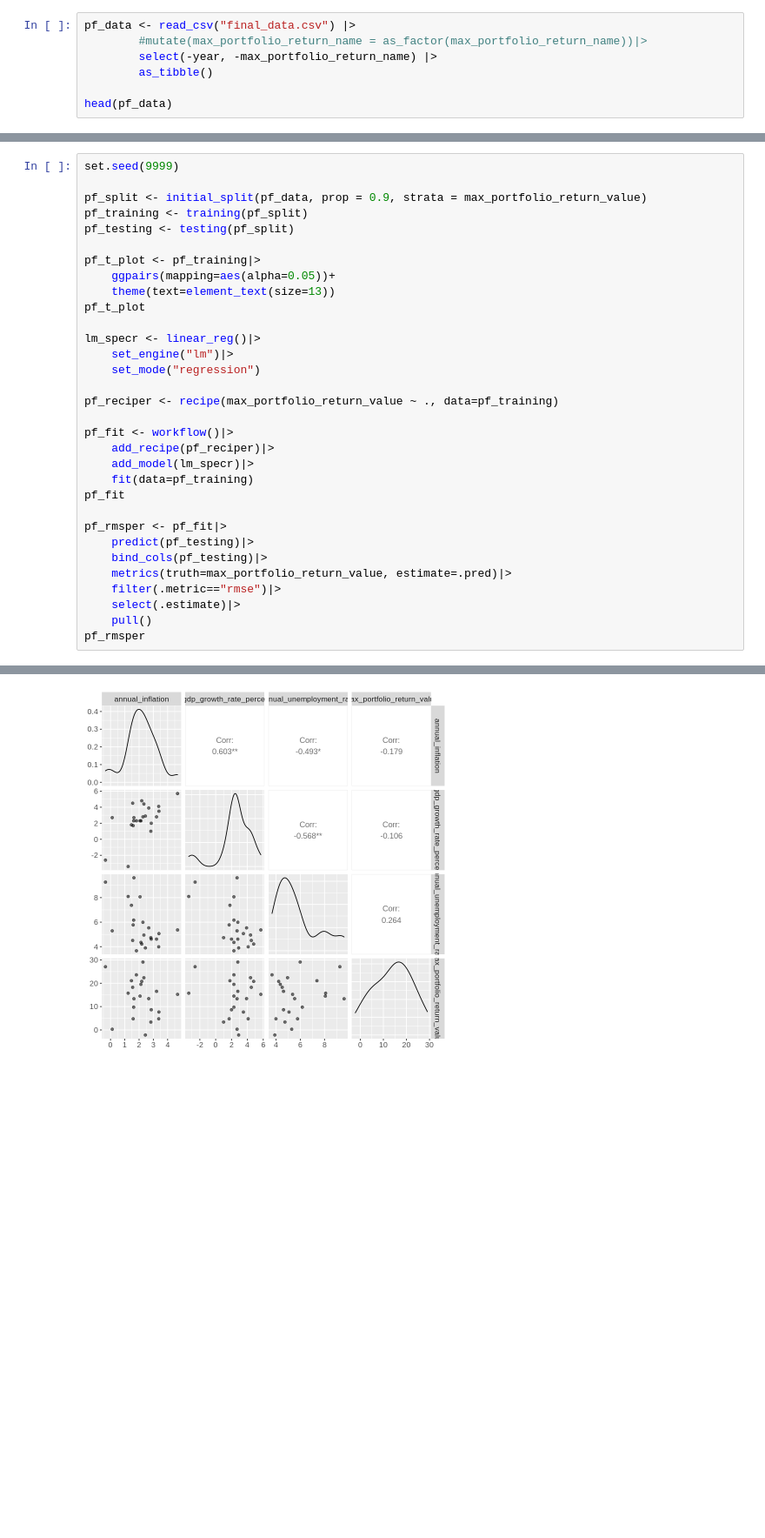
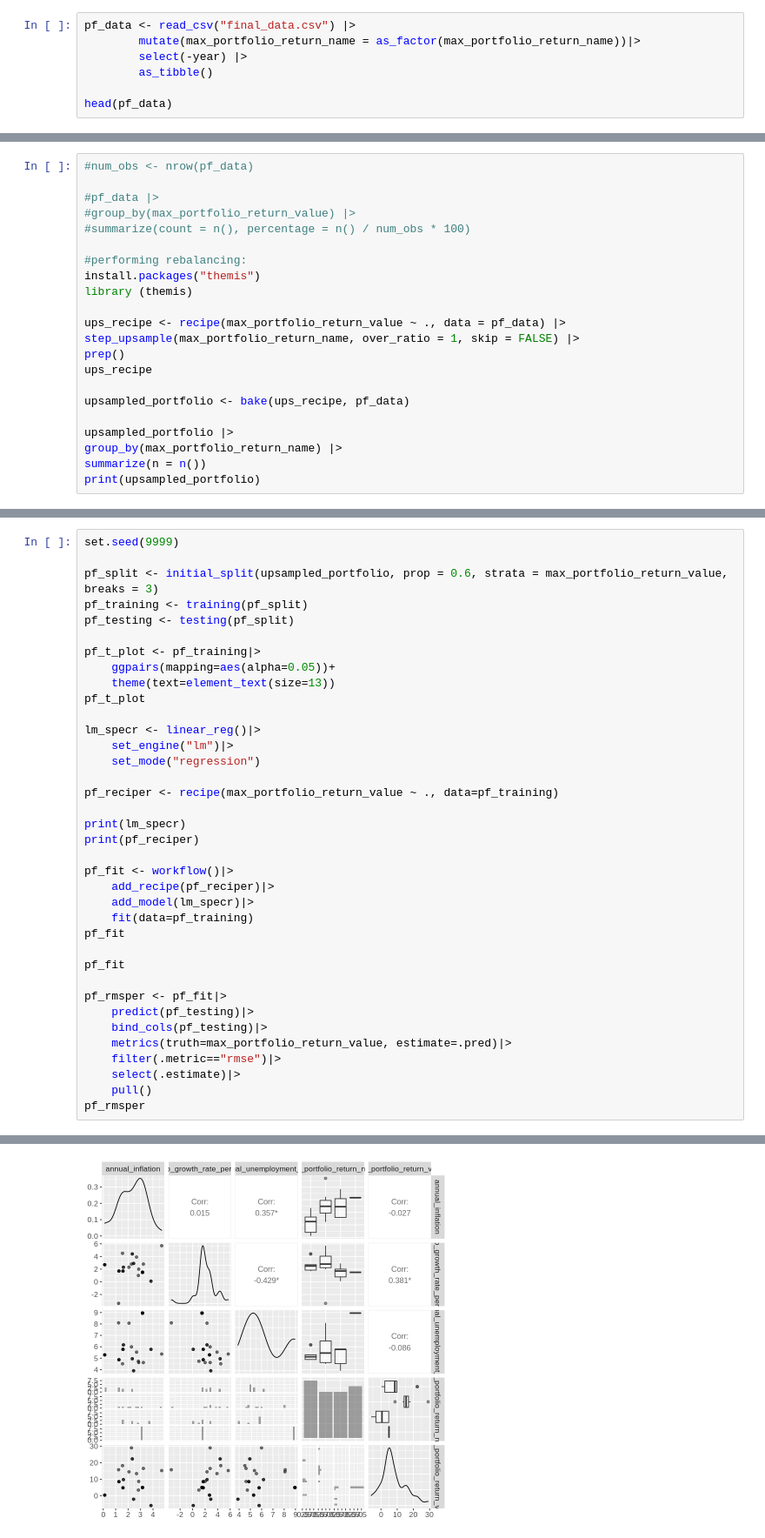
Before and after one commit to Arioniums/DSCI_100_125, a Jupyter notebook: Regression Algorithm.ipynb, the cells around one changed output, grey strips where cells are left out. Shown at 87% size. Cells and saved outputs as stored; diff of their text form; blank space fills up the shorter version.

```diff
--- a/Regression Algorithm.ipynb
+++ b/Regression Algorithm.ipynb
@@ -27,8 +27,8 @@ Registered S3 method overwritten by 'GGally':
   +.gg   ggplot2
 # %%
 pf_data <- read_csv("final_data.csv") |>
-        #mutate(max_portfolio_return_name = as_factor(max_portfolio_return_name))|>
-        select(-year, -max_portfolio_return_name) |>
+        mutate(max_portfolio_return_name = as_factor(max_portfolio_return_name))|>
+        select(-year) |>
         as_tibble()
 
 head(pf_data)
@@ -52,0 +53,22 @@ A tibble: 6 × 4
+# %%
+#num_obs <- nrow(pf_data)
+
+#pf_data |>
+#group_by(max_portfolio_return_value) |>
+#summarize(count = n(), percentage = n() / num_obs * 100)
+
+#performing rebalancing:
+install.packages("themis")
+library (themis)
+
+ups_recipe <- recipe(max_portfolio_return_value ~ ., data = pf_data) |>
+step_upsample(max_portfolio_return_name, over_ratio = 1, skip = FALSE) |>
+prep()
+ups_recipe
+
+upsampled_portfolio <- bake(ups_recipe, pf_data)
+
+upsampled_portfolio |>
+group_by(max_portfolio_return_name) |>
+summarize(n = n())
+print(upsampled_portfolio)
@@ -79,7 +215,7 @@ pf_une_plot
 # %%
 set.seed(9999)
 
-pf_split <- initial_split(pf_data, prop = 0.9, strata = max_portfolio_return_value)
+pf_split <- initial_split(upsampled_portfolio, prop = 0.6, strata = max_portfolio_return_value, breaks = 3)
 pf_training <- training(pf_split)
 pf_testing <- testing(pf_split)
 
@@ -94,10 +230,15 @@ lm_specr <- linear_reg()|>
 
 pf_reciper <- recipe(max_portfolio_return_value ~ ., data=pf_training)
 
+print(lm_specr)
+print(pf_reciper)
+
 pf_fit <- workflow()|>
     add_recipe(pf_reciper)|>
     add_model(lm_specr)|>
     fit(data=pf_training)
+pf_fit
+
 pf_fit
 
 pf_rmsper <- pf_fit|>
@@ -136,4 +306,4 @@ real_gdp_growth_rate_percentage         annual_unemployment_rate
-[figure, old version]
+[figure, new version]
 # %%
 nrow(pf_training)
 # %% [output]
```
Also changed, not shown: parts of 8 cells of this notebook, 8 other files.
